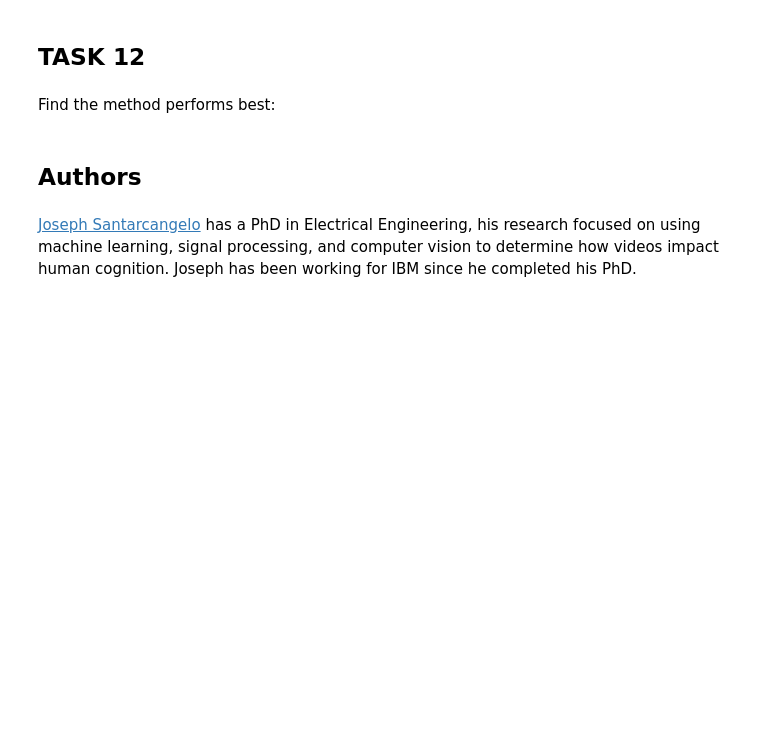
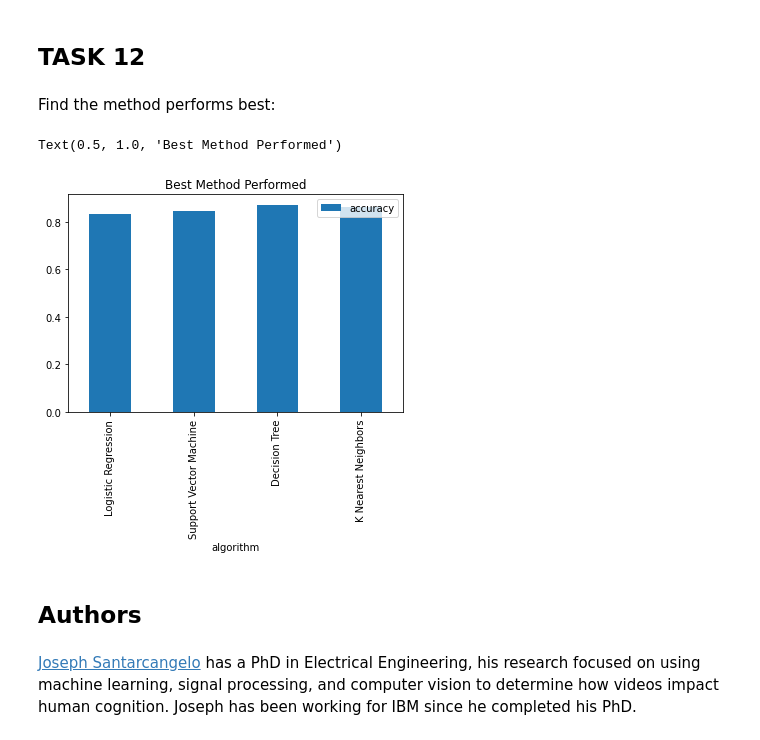
Before and after one commit to meroomaher/space-y-ds, a Jupyter notebook: Lab7 : Machine Learning Prediction.ipynb, the cells around one changed output. Drawn from its saved outputs; the diff is of its cells as text; code cells hidden in the pictures; blank space fills up the shorter version.

```diff
--- a/Lab7 : Machine Learning Prediction.ipynb
+++ b/Lab7 : Machine Learning Prediction.ipynb
@@ -171,6 +171,8 @@ We output the <code>GridSearchCV</code> object for logistic regression. We displ
 # %%
 print("tuned hpyerparameters :(best parameters) ",logreg_cv.best_params_)
 print("accuracy :",logreg_cv.best_score_)
+
+logi = logreg_cv.best_score_
 # %% [output]
 tuned hpyerparameters :(best parameters)  {'C': 0.1, 'penalty': 'l2', 'solver': 'lbfgs'}
 accuracy : 0.8342857142857143
@@ -209,6 +211,7 @@ yhat = model.predict(X_test)
 # %%
 print("tuned hpyerparameters :(best parameters) ",svm_cv.best_params_)
 print("accuracy :",svm_cv.best_score_)
+svm_ac = svm_cv.best_score_
 # %% [output]
 tuned hpyerparameters :(best parameters)  {'C': 1.0, 'gamma': 0.03162277660168379, 'kernel': 'sigmoid'}
 accuracy : 0.8482142857142856
@@ -247,4 +250,5 @@ yhat = model.predict(X_test)
 # %%
 print("tuned hpyerparameters :(best parameters) ",tree_cv.best_params_)
 print("accuracy :",tree_cv.best_score_)
+decision = tree_cv.best_score_
 # %% [output]
@@ -281,6 +285,7 @@ model = knn_cv.fit(X_train, Y_train)
 # %%
 print("tuned hpyerparameters :(best parameters) ",knn_cv.best_params_)
 print("accuracy :",knn_cv.best_score_)
+knn = knn_cv.best_score_
 # %% [output]
 tuned hpyerparameters :(best parameters)  {'algorithm': 'auto', 'n_neighbors': 8, 'p': 1}
 accuracy : 0.8609523809523811
@@ -303,6 +308,16 @@ plot_confusion_matrix(Y_test,yhat)
 ## TASK  12
 # %% [markdown]
 Find the method performs best:
+# %%
+data = np.array([['Logistic Regression', logi],['Support Vector Machine', svm_ac], ['Decision Tree', decision],['K Nearest Neighbors', knn]])
+results = pd.DataFrame(data=data, columns=['algorithm', 'accuracy'])
+results['accuracy'] = results['accuracy'].astype('float')
+results.plot(x='algorithm', y='accuracy', kind='bar')
+plt.title('Best Method Performed')
+result.
+# %% [output]
+Text(0.5, 1.0, 'Best Method Performed')
+[figure, added]
 # %% [markdown]
 ## Authors
 # %% [markdown]
```
Also changed, not shown: parts of 3 cells of this notebook.
